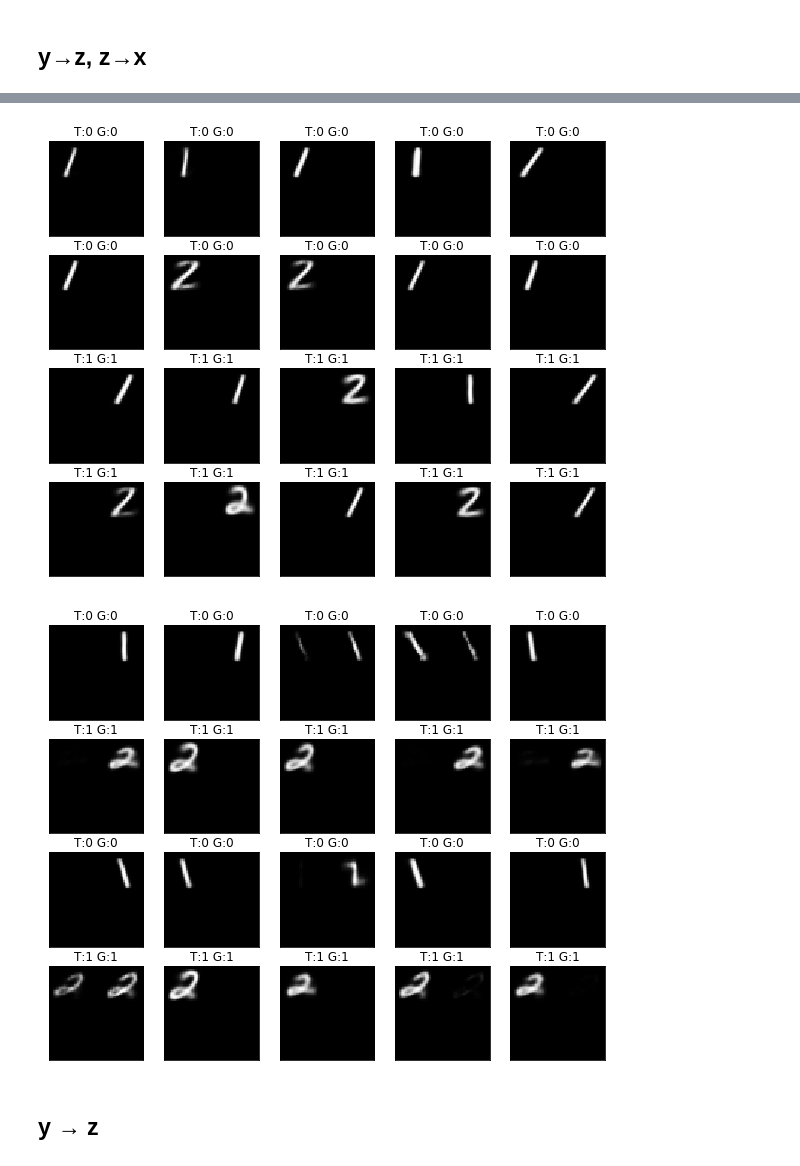
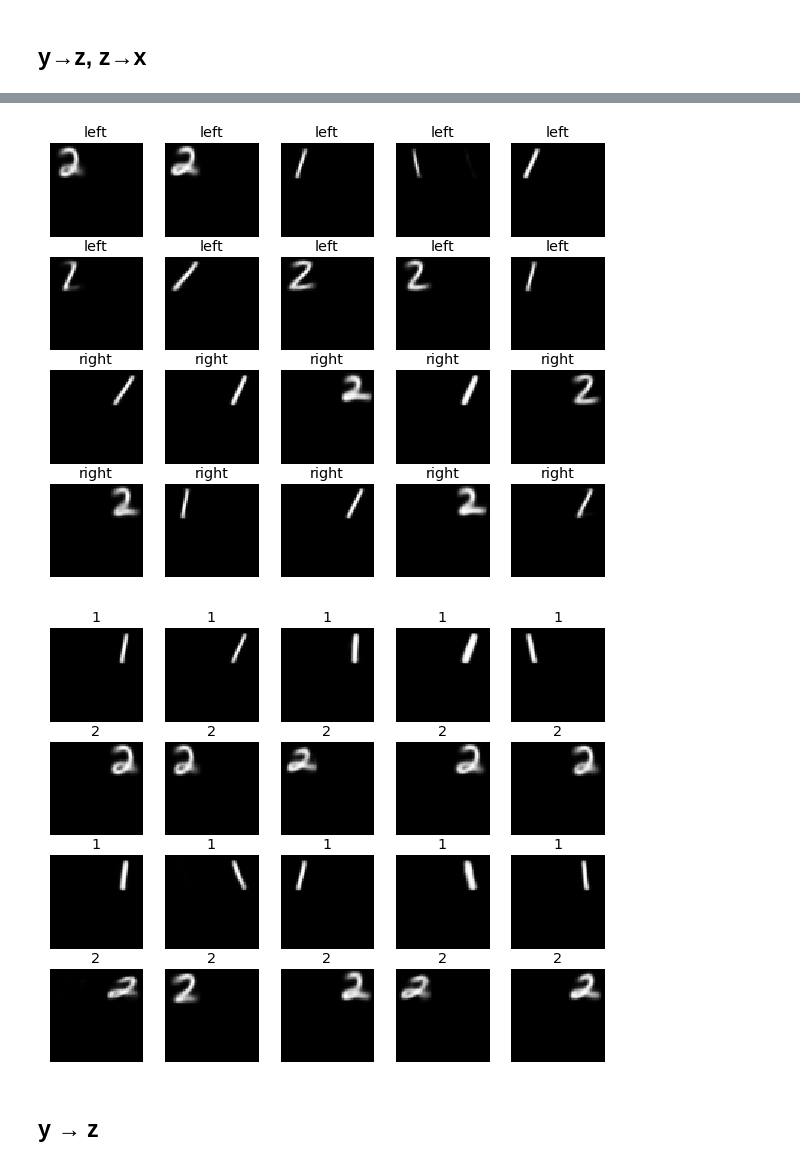
Before and after one commit to HironoOkamoto/practice_pixyz, a Jupyter notebook: JMVAE/JMVAE_MNIST_A_experiment.ipynb, the cells around one changed output, grey strips where cells are left out. Saved outputs shown, nothing was run; the diff lists cells and outputs as text; code cells hidden in the pictures.

```diff
--- a/JMVAE/JMVAE_MNIST_A_experiment.ipynb
+++ b/JMVAE/JMVAE_MNIST_A_experiment.ipynb
@@ -42,8 +42,8 @@ valid_loader = get_mnist_A_loader("../data/MNIST_A/valid_X/",
                                   "../data/MNIST_A/valid_y.npy")
 
 log_dir = "./logs"
-classifier = MNIST_A_Classifier().to(device)
-classifier.load_state_dict(torch.load(join(log_dir, 'MNIST_A_classifier.pkl')))
-classifier.eval()
+# classifier = MNIST_A_Classifier().to(device)
+# classifier.load_state_dict(torch.load(join(log_dir, 'MNIST_A_classifier.pkl')))
+# classifier.eval()
 # %% [output]
 cuda
@@ -123,7 +104,7 @@ Network architecture:
 # %% [markdown]
 # train
 # %%
-for i in range(10):
+for i in range(5):
     for batch_idx, (x, y) in tqdm(enumerate(train_loader)):
         x = x.to(device)
         y = label2onehot(y)
@@ -187,7 +189,8 @@ for i in range(sample_size*label_num):
     plt.subplot(label_num, sample_size, i+1)
     plt.xticks([])
     plt.yticks([])
-    plt.title("T:{} G:{}".format(labels[i], pred_y[i]))
+    plt.title("{}, {}".format(["left", "right"][labels[i][0]], ["1", "2"][labels[i][0]]))
+    #plt.title("T:{} G:{}".format(labels[i], pred_y[i]))
     plt.imshow(samples_[i], plt.cm.gray)
 plt.show()
 # %% [output]
@@ -217,41 +220,43 @@ for i in range(sample_size*label_num):
     plt.subplot(label_num, sample_size, i+1)
     plt.xticks([])
     plt.yticks([])
-    plt.title("T:{} G:{}".format(labels[i][0], pred_y[i][0]))
+    plt.title("{}".format(["left", "right"][labels[i][0]]))
+    #plt.title("T:{} G:{}".format(labels[i][0], pred_y[i][0]))
     plt.imshow(samples_[i], plt.cm.gray)
 plt.show()
 # %% [output]
-[figure, old version]
+[figure, new version]
 # %%
 sample_size = 5
 label_num = 4
 labels = []
 for i in range(2):
     for j in range(2):
         for k in range(sample_size):
             labels.append([i, j])
 
 labels = torch.FloatTensor(labels).to(device)
 
 torch.random.manual_seed(42)
 z = q_y.sample({"y2": labels[:, 1:]})["z"]
 samples = p_x.sample_mean({"z": z})
 pred_y = classifier(samples) > 0.5
 
 
 pred_y = pred_y.detach().cpu().numpy()
 labels = labels.detach().cpu().numpy().astype(int)
 samples_ = samples.cpu().data.numpy().transpose(0, 2, 3, 1).squeeze()
 plt.figure(figsize=(sample_size*2, label_num*2))
 for i in range(sample_size*label_num):
     plt.subplot(label_num, sample_size, i+1)
     plt.xticks([])
     plt.yticks([])
-    plt.title("T:{} G:{}".format(labels[i][1], pred_y[i][1]))
+    plt.title("{}".format(["1", "2"][labels[i][1]]))
+    #plt.title("T:{} G:{}".format(labels[i][1], pred_y[i][1]))
     plt.imshow(samples_[i], plt.cm.gray)
 plt.show()
 # %% [output]
-[figure, old version]
+[figure, new version]
 # %% [markdown]
 ## y → z
 # %%
```
Also changed, not shown: parts of 8 cells of this notebook, 2 other files.
